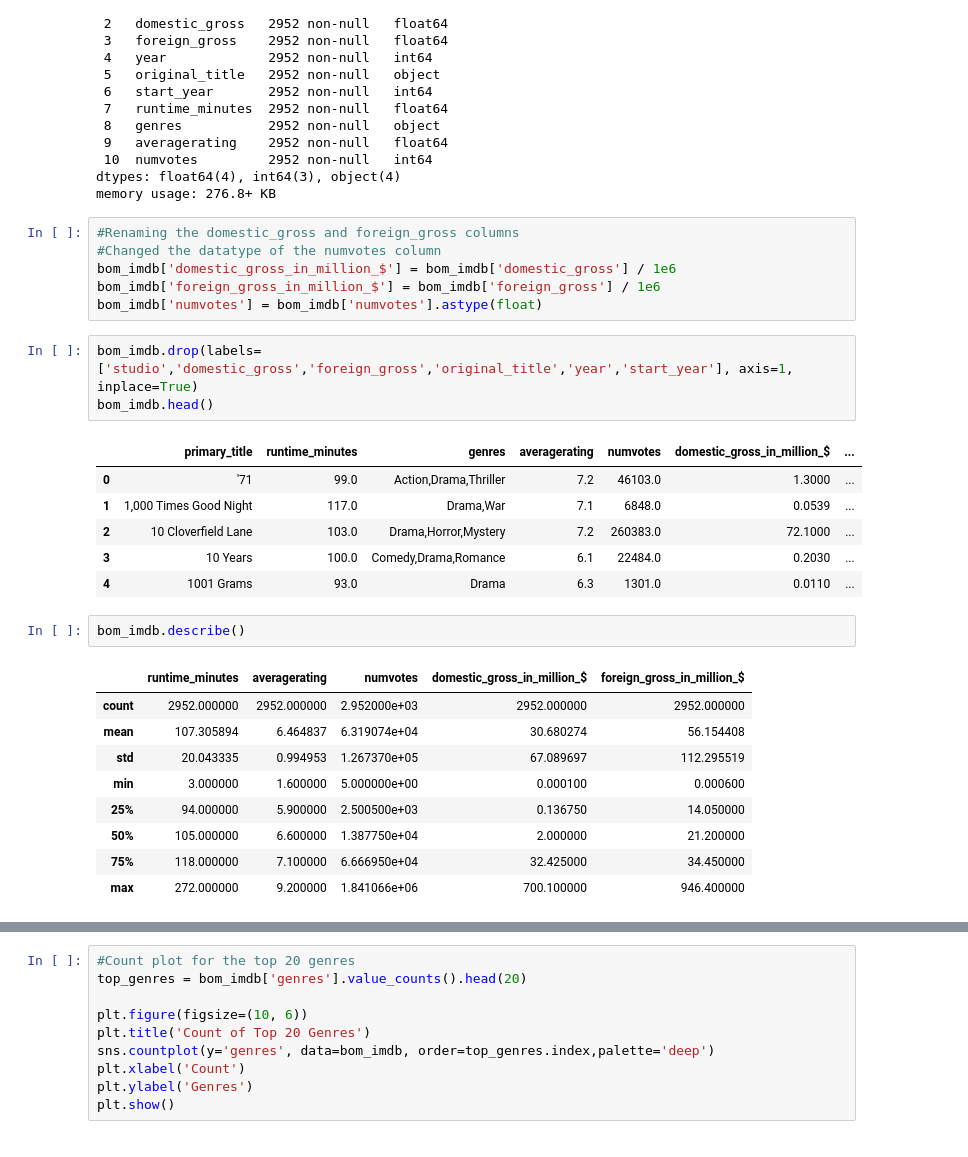
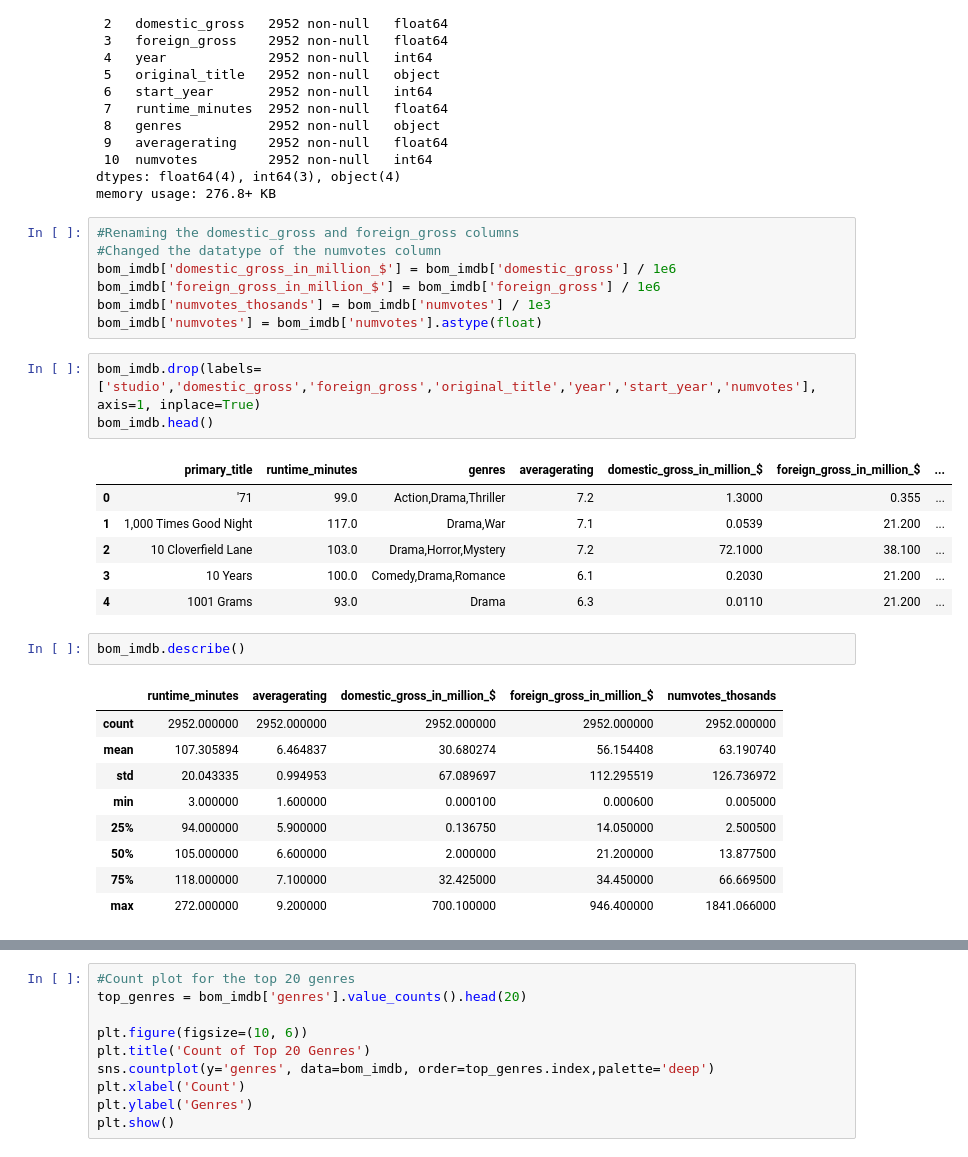
Before and after one commit to ayamjrio/Microsoft-Movie-Analysis, a Jupyter notebook: dsc-phase1-project-template.ipynb, the cells around one changed output, grey strips where cells are left out. Drawn from its saved outputs; the diff is of its cells as text.

```diff
--- a/dsc-phase1-project-template.ipynb
+++ b/dsc-phase1-project-template.ipynb
@@ -270,26 +272,27 @@ memory usage: 276.8+ KB
 #Changed the datatype of the numvotes column
 bom_imdb['domestic_gross_in_million_$'] = bom_imdb['domestic_gross'] / 1e6
 bom_imdb['foreign_gross_in_million_$'] = bom_imdb['foreign_gross'] / 1e6
+bom_imdb['numvotes_thosands'] = bom_imdb['numvotes'] / 1e3
 bom_imdb['numvotes'] = bom_imdb['numvotes'].astype(float)
 # %%
-bom_imdb.drop(labels=['studio','domestic_gross','foreign_gross','original_title','year','start_year'], axis=1, inplace=True)
+bom_imdb.drop(labels=['studio','domestic_gross','foreign_gross','original_title','year','start_year','numvotes'], axis=1, inplace=True)
 bom_imdb.head()
 # %% [output]
-|  | primary_title | runtime_minutes | genres | averagerating | numvotes | domestic_gross_in_million_$ | ... |
-| 0 | '71 | 99.0 | Action,Drama,Thriller | 7.2 | 46103.0 | 1.3000 | ... |
-| 1 | 1,000 Times Good Night | 117.0 | Drama,War | 7.1 | 6848.0 | 0.0539 | ... |
-| 2 | 10 Cloverfield Lane | 103.0 | Drama,Horror,Mystery | 7.2 | 260383.0 | 72.1000 | ... |
-| 3 | 10 Years | 100.0 | Comedy,Drama,Romance | 6.1 | 22484.0 | 0.2030 | ... |
-| 4 | 1001 Grams | 93.0 | Drama | 6.3 | 1301.0 | 0.0110 | ... |
+|  | primary_title | runtime_minutes | genres | averagerating | domestic_gross_in_million_$ | foreign_gross_in_million_$ | ... |
+| 0 | '71 | 99.0 | Action,Drama,Thriller | 7.2 | 1.3000 | 0.355 | ... |
+| 1 | 1,000 Times Good Night | 117.0 | Drama,War | 7.1 | 0.0539 | 21.200 | ... |
+| 2 | 10 Cloverfield Lane | 103.0 | Drama,Horror,Mystery | 7.2 | 72.1000 | 38.100 | ... |
+| 3 | 10 Years | 100.0 | Comedy,Drama,Romance | 6.1 | 0.2030 | 21.200 | ... |
+| 4 | 1001 Grams | 93.0 | Drama | 6.3 | 0.0110 | 21.200 | ... |
 # %%
 bom_imdb.describe()
 # %% [output]
-|  | runtime_minutes | averagerating | numvotes | domestic_gross_in_million_$ | foreign_gross_in_million_$ |
-| count | 2952.000000 | 2952.000000 | 2.952000e+03 | 2952.000000 | 2952.000000 |
-| mean | 107.305894 | 6.464837 | 6.319074e+04 | 30.680274 | 56.154408 |
-| std | 20.043335 | 0.994953 | 1.267370e+05 | 67.089697 | 112.295519 |
-| min | 3.000000 | 1.600000 | 5.000000e+00 | 0.000100 | 0.000600 |
-| 25% | 94.000000 | 5.900000 | 2.500500e+03 | 0.136750 | 14.050000 |
-| 50% | 105.000000 | 6.600000 | 1.387750e+04 | 2.000000 | 21.200000 |
-| 75% | 118.000000 | 7.100000 | 6.666950e+04 | 32.425000 | 34.450000 |
-| max | 272.000000 | 9.200000 | 1.841066e+06 | 700.100000 | 946.400000 |
+|  | runtime_minutes | averagerating | domestic_gross_in_million_$ | foreign_gross_in_million_$ | numvotes_thosands |
+| count | 2952.000000 | 2952.000000 | 2952.000000 | 2952.000000 | 2952.000000 |
+| mean | 107.305894 | 6.464837 | 30.680274 | 56.154408 | 63.190740 |
+| std | 20.043335 | 0.994953 | 67.089697 | 112.295519 | 126.736972 |
+| min | 3.000000 | 1.600000 | 0.000100 | 0.000600 | 0.005000 |
+| 25% | 94.000000 | 5.900000 | 0.136750 | 14.050000 | 2.500500 |
+| 50% | 105.000000 | 6.600000 | 2.000000 | 21.200000 | 13.877500 |
+| 75% | 118.000000 | 7.100000 | 32.425000 | 34.450000 | 66.669500 |
+| max | 272.000000 | 9.200000 | 700.100000 | 946.400000 | 1841.066000 |
```
Also changed, not shown: parts of 32 cells of this notebook.
